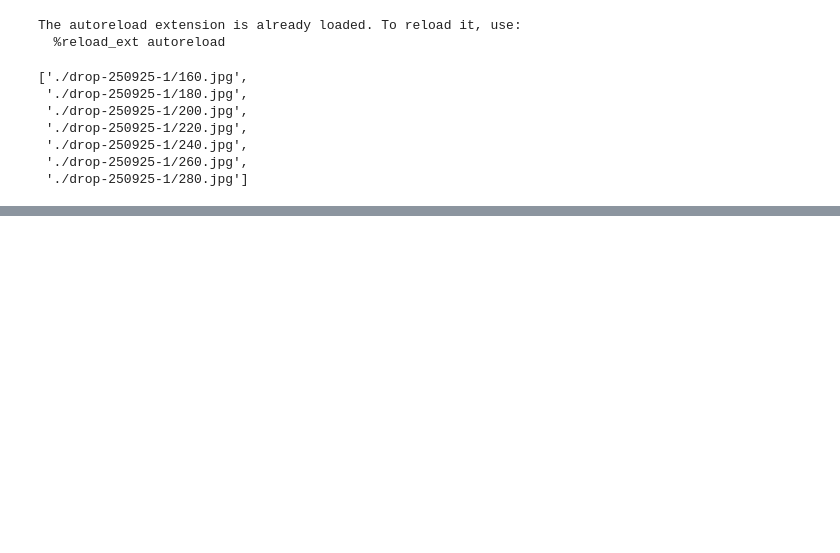
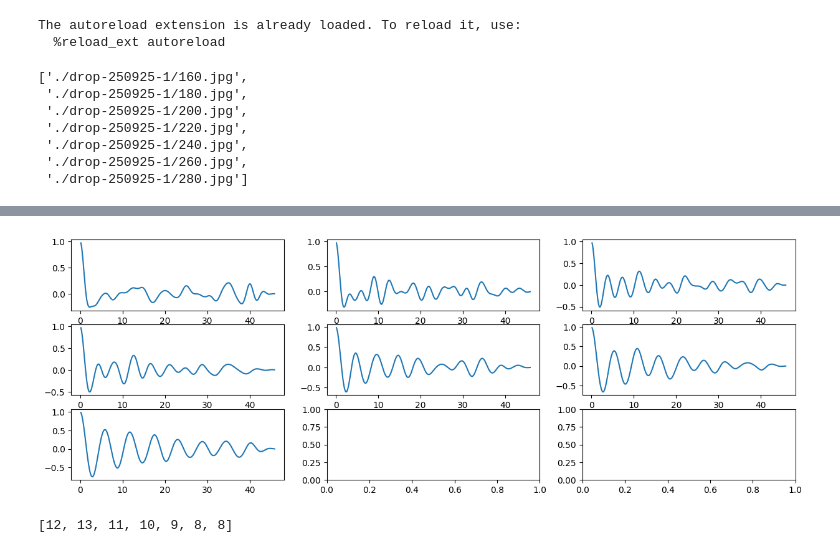
Before and after one commit to annamogo/DiplomaLISF, a Jupyter notebook: sequence_image_anal.ipynb, the cells around one changed output, grey strips where cells are left out. Cells and saved outputs as stored; diff of their text form; code cells hidden in the pictures; blank space fills up the shorter version.

```diff
--- a/sequence_image_anal.ipynb
+++ b/sequence_image_anal.ipynb
@@ -131,0 +188,16 @@ bh, ah = signal.butter(border, f_min, btype = 'highpass', fs=fs)
+# %%
+sig_h_sm_y = [s[1] for s in sig_h_sm]
+
+fig, ax = plt.subplots(row_count, 3, figsize=(5*row_count, 5))
+
+cor_res =  [san.auto_corr(sig_h_sm_y[i], N, dt=1/fs) for i in range(img_count)]
+
+for i in range(img_count):
+    ax[i//3][i%3].plot(*cor_res[i])
+# %% [output]
+[figure, added]
+# %%
+peak_counts = [san.peak_counter(cor[1])[0] for cor in cor_res]
+print(peak_counts)
+# %% [output]
+[12, 13, 11, 10, 9, 8, 8]
```
Also changed, not shown: parts of 12 cells of this notebook, 1 other file.
